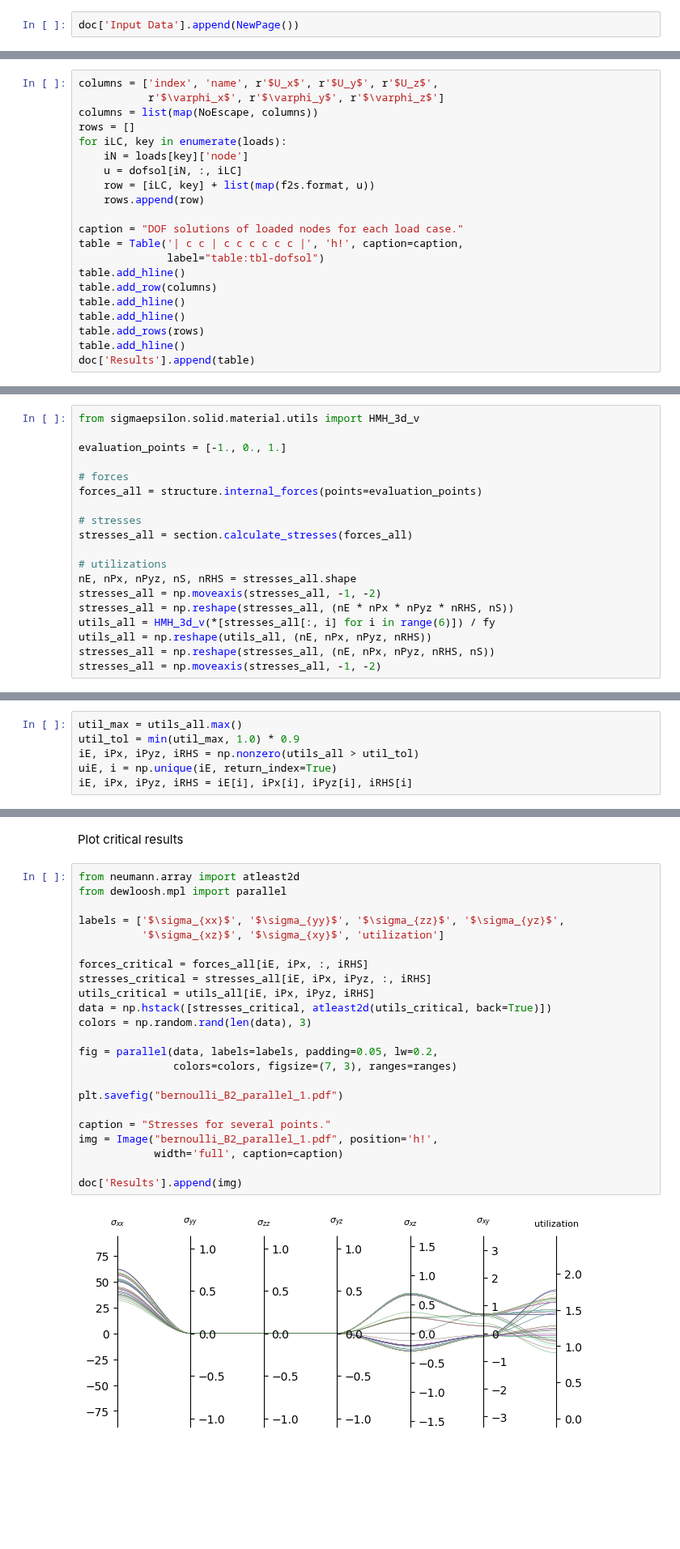
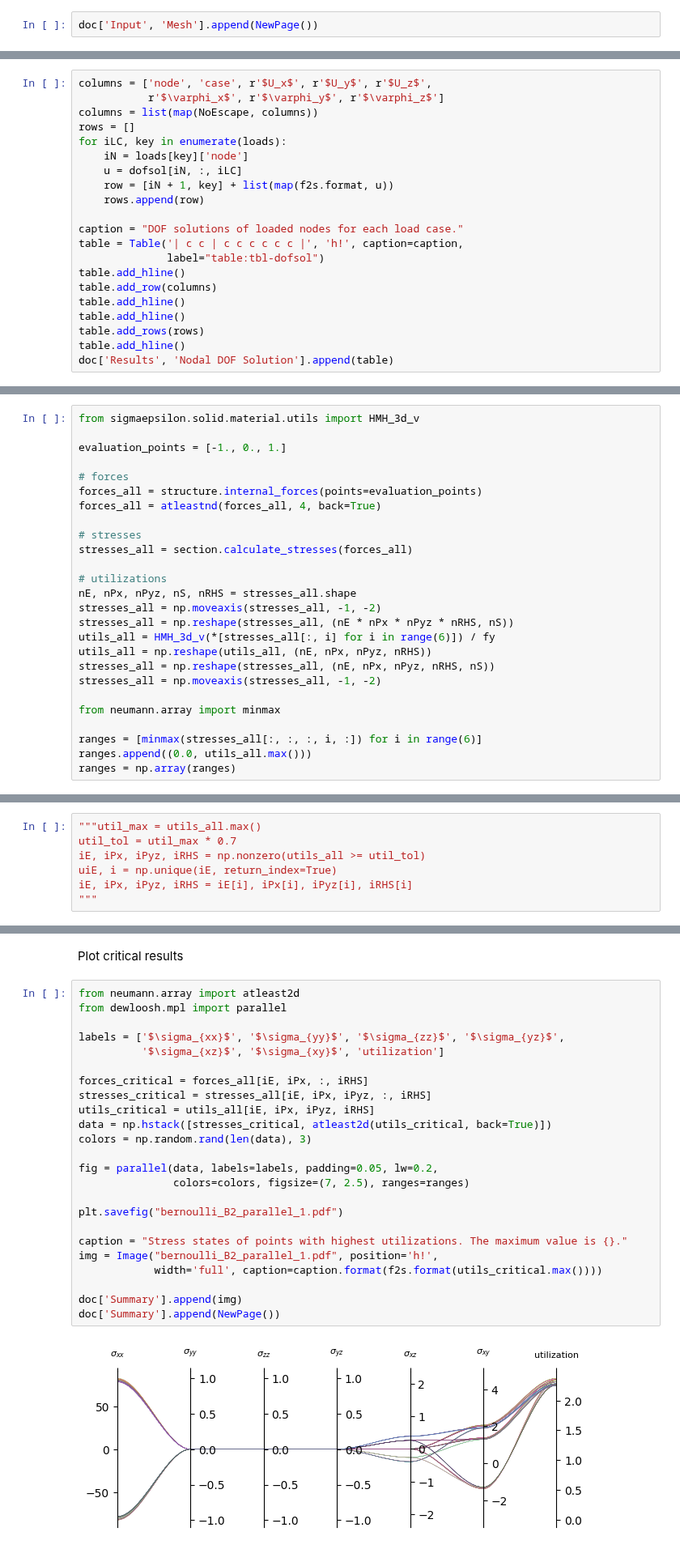
Before and after one commit to dewloosh/SigmaEpsilon, a Jupyter notebook: notebooks/bernoulli_full_example.ipynb, the cells around one changed output, grey strips where cells are left out. Shown at 81% size. Drawn from its saved outputs; the diff is of its cells as text; blank space fills up the shorter version.

```diff
--- a/notebooks/bernoulli_full_example.ipynb
+++ b/notebooks/bernoulli_full_example.ipynb
@@ -162,5 +214,5 @@ doc['Input Data'].append(table)
 # %%
-doc['Input Data'].append(NewPage())
+doc['Input', 'Mesh'].append(NewPage())
 # %% [markdown]
 ## Results
 # %% [markdown]
@@ -210,12 +332,12 @@ dofsol.shape
 # %%
-columns = ['index', 'name', r'$U_x$', r'$U_y$', r'$U_z$',
+columns = ['node', 'case', r'$U_x$', r'$U_y$', r'$U_z$',
            r'$\varphi_x$', r'$\varphi_y$', r'$\varphi_z$']
 columns = list(map(NoEscape, columns))
 rows = []
 for iLC, key in enumerate(loads):
     iN = loads[key]['node']
     u = dofsol[iN, :, iLC]
-    row = [iLC, key] + list(map(f2s.format, u))
+    row = [iN + 1, key] + list(map(f2s.format, u))
     rows.append(row)
 
 caption = "DOF solutions of loaded nodes for each load case."
@@ -227,6 +349,6 @@ table.add_hline()
 table.add_hline()
 table.add_rows(rows)
 table.add_hline()
-doc['Results'].append(table)
+doc['Results', 'Nodal DOF Solution'].append(table)
 # %% [markdown]
 ### Postprocessing
@@ -239,6 +433,7 @@ evaluation_points = [-1., 0., 1.]
 
 # forces
 forces_all = structure.internal_forces(points=evaluation_points)
+forces_all = atleastnd(forces_all, 4, back=True)
 
 # stresses
 stresses_all = section.calculate_stresses(forces_all)
@@ -251,6 +446,12 @@ utils_all = HMH_3d_v(*[stresses_all[:, i] for i in range(6)]) / fy
 utils_all = np.reshape(utils_all, (nE, nPx, nPyz, nRHS))
 stresses_all = np.reshape(stresses_all, (nE, nPx, nPyz, nRHS, nS))
 stresses_all = np.moveaxis(stresses_all, -1, -2)
+
+from neumann.array import minmax
+
+ranges = [minmax(stresses_all[:, :, :, i, :]) for i in range(6)]
+ranges.append((0.0, utils_all.max()))
+ranges = np.array(ranges)
 # %%
 forces_all.shape, stresses_all.shape, utils_all.shape
 # %% [output]
@@ -268,6 +517,7 @@ Find points with high utilizations
 # %%
-util_max = utils_all.max()
-util_tol = min(util_max, 1.0) * 0.9
-iE, iPx, iPyz, iRHS = np.nonzero(utils_all > util_tol)
+"""util_max = utils_all.max()
+util_tol = util_max * 0.7
+iE, iPx, iPyz, iRHS = np.nonzero(utils_all >= util_tol)
 uiE, i = np.unique(iE, return_index=True)
 iE, iPx, iPyz, iRHS = iE[i], iPx[i], iPyz[i], iRHS[i]
+"""
@@ -276,25 +528,26 @@ Plot critical results
 # %%
 from neumann.array import atleast2d
 from dewloosh.mpl import parallel
 
 labels = ['$\sigma_{xx}$', '$\sigma_{yy}$', '$\sigma_{zz}$', '$\sigma_{yz}$',
           '$\sigma_{xz}$', '$\sigma_{xy}$', 'utilization']
 
 forces_critical = forces_all[iE, iPx, :, iRHS]
 stresses_critical = stresses_all[iE, iPx, iPyz, :, iRHS]
 utils_critical = utils_all[iE, iPx, iPyz, iRHS]
 data = np.hstack([stresses_critical, atleast2d(utils_critical, back=True)])
 colors = np.random.rand(len(data), 3)
 
 fig = parallel(data, labels=labels, padding=0.05, lw=0.2,
-               colors=colors, figsize=(7, 3), ranges=ranges)
+               colors=colors, figsize=(7, 2.5), ranges=ranges)
 
 plt.savefig("bernoulli_B2_parallel_1.pdf")
 
-caption = "Stresses for several points."
+caption = "Stress states of points with highest utilizations. The maximum value is {}."
 img = Image("bernoulli_B2_parallel_1.pdf", position='h!',
-            width='full', caption=caption)
+            width='full', caption=caption.format(f2s.format(utils_critical.max())))
 
-doc['Results'].append(img)
+doc['Summary'].append(img)
+doc['Summary'].append(NewPage())
 # %% [output]
-[figure, old version]
+[figure, new version]
```
Also changed, not shown: parts of 34 cells of this notebook, 27 other files.
